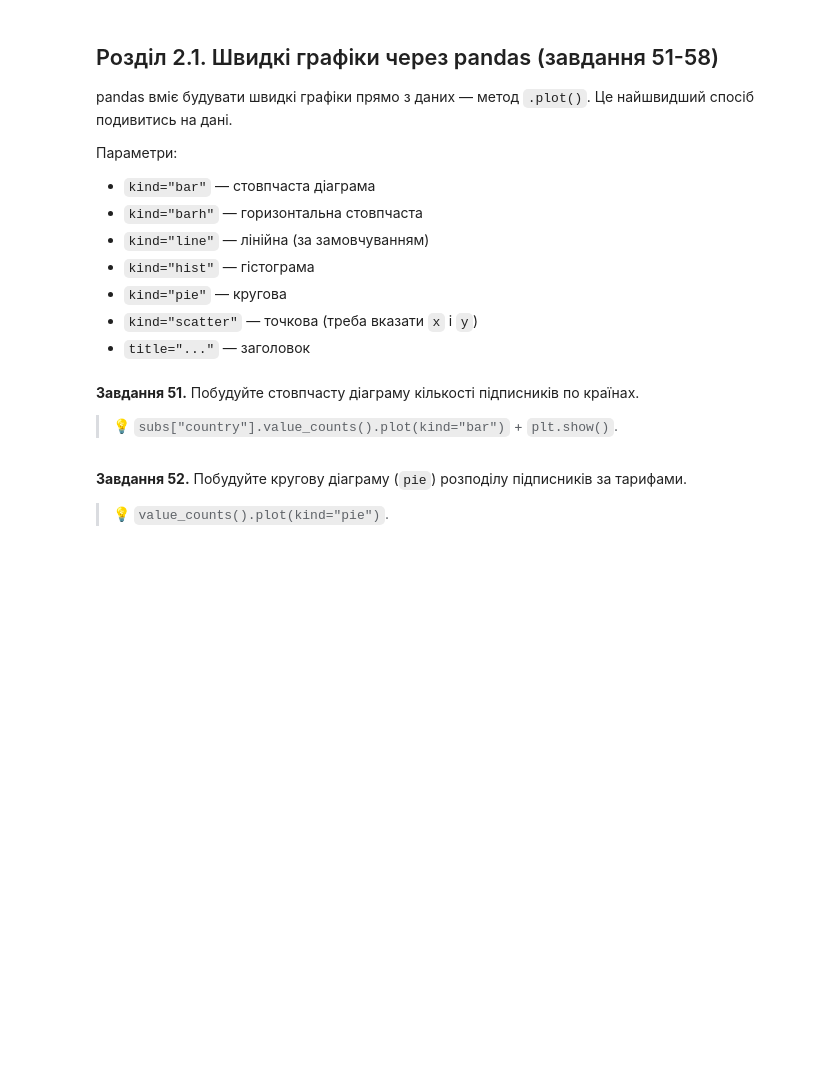
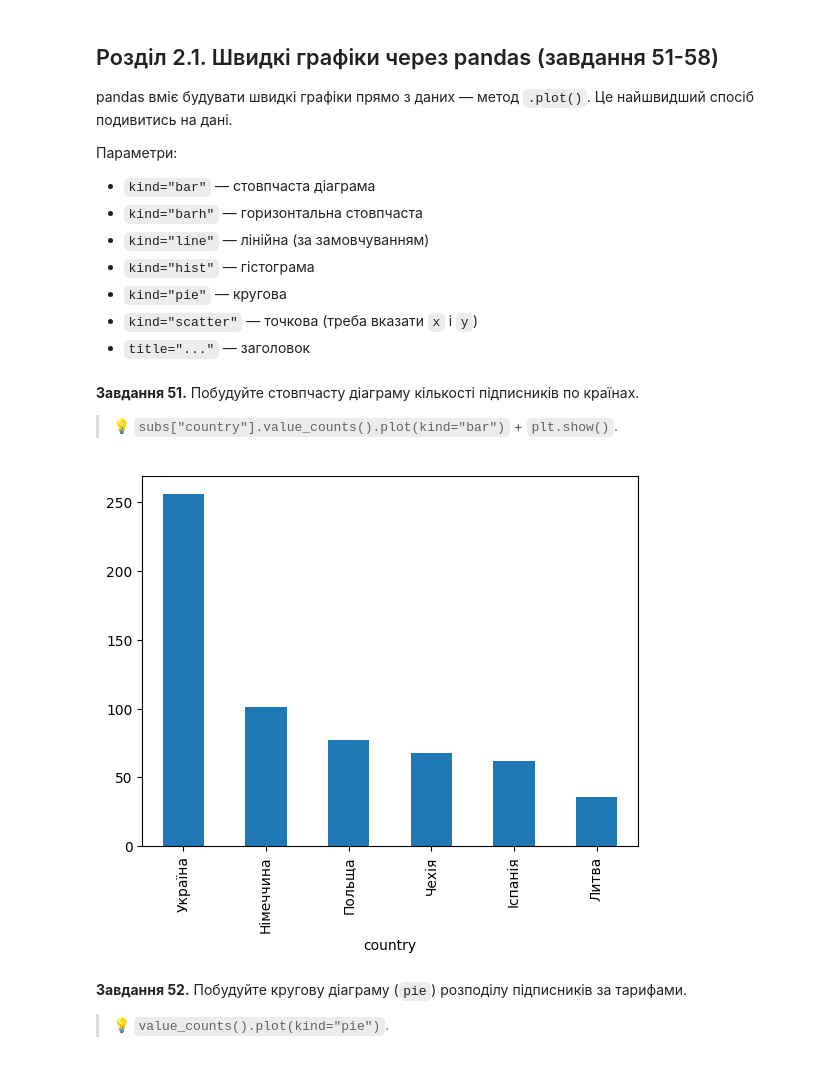
Before and after one commit to DymaStar/DTA_2026, a Jupyter notebook: HW/HW_DimaStar2905Nazar80_"pandas_viz_practice_ipynb".ipynb, the cells around one changed output. Cells and saved outputs as stored; diff of their text form; code cells hidden in the pictures; blank space fills up the shorter version.

```diff
--- a/HW/HW_DimaStar2905Nazar80_"pandas_viz_practice_ipynb".ipynb
+++ b/HW/HW_DimaStar2905Nazar80_"pandas_viz_practice_ipynb".ipynb
@@ -1137,3 +1135,9 @@ pandas вміє будувати швидкі графіки прямо з да
+# %%
+# Завдання 51:
+subs["country"].value_counts().plot(kind="bar")
+plt.show()
+# %% [output]
+[figure, added]
 # %% [markdown]
 **Завдання 52.** Побудуйте кругову діаграму (`pie`) розподілу підписників за тарифами.
 
```
Also changed, not shown: parts of 4 cells of this notebook.
